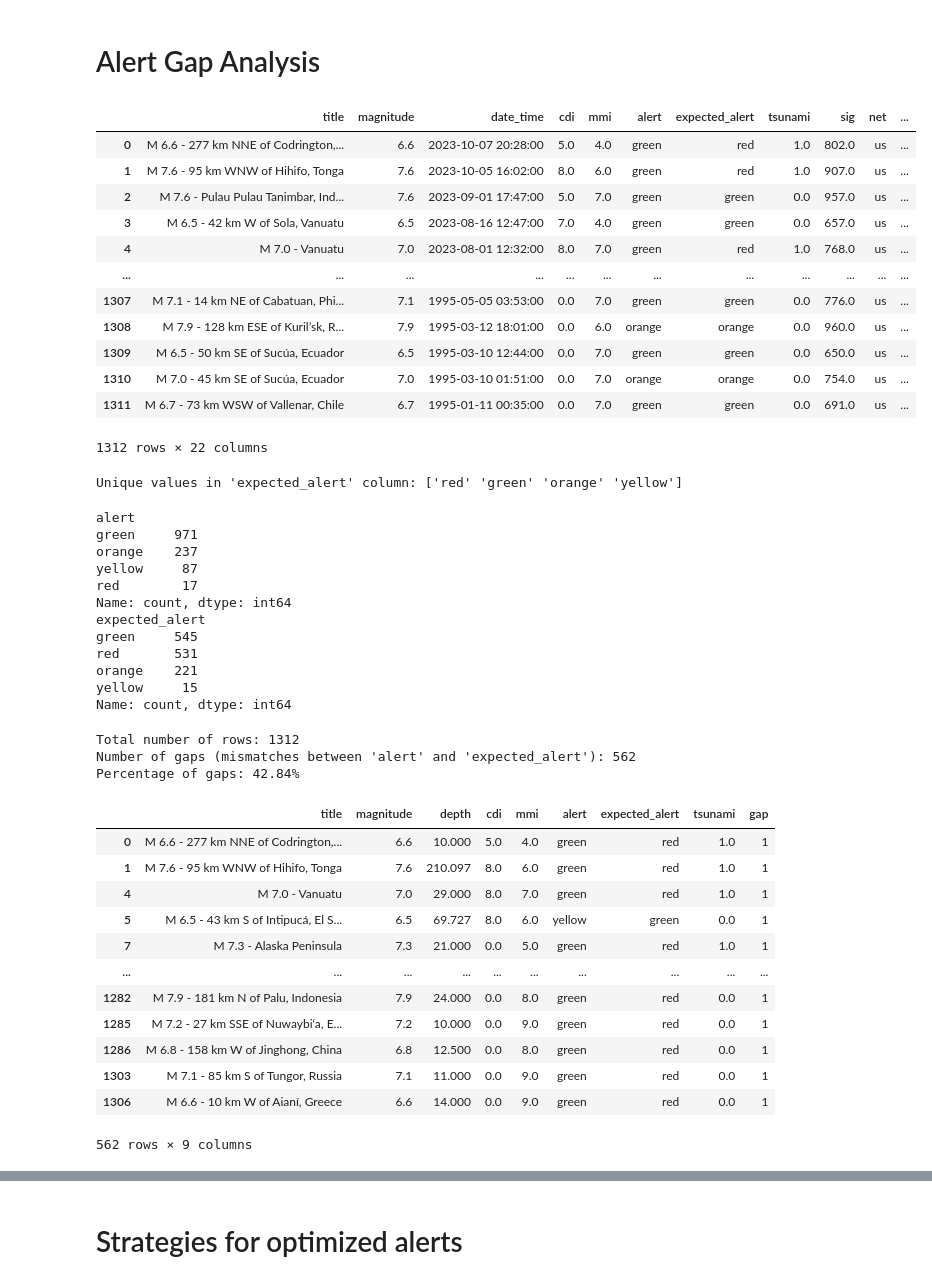
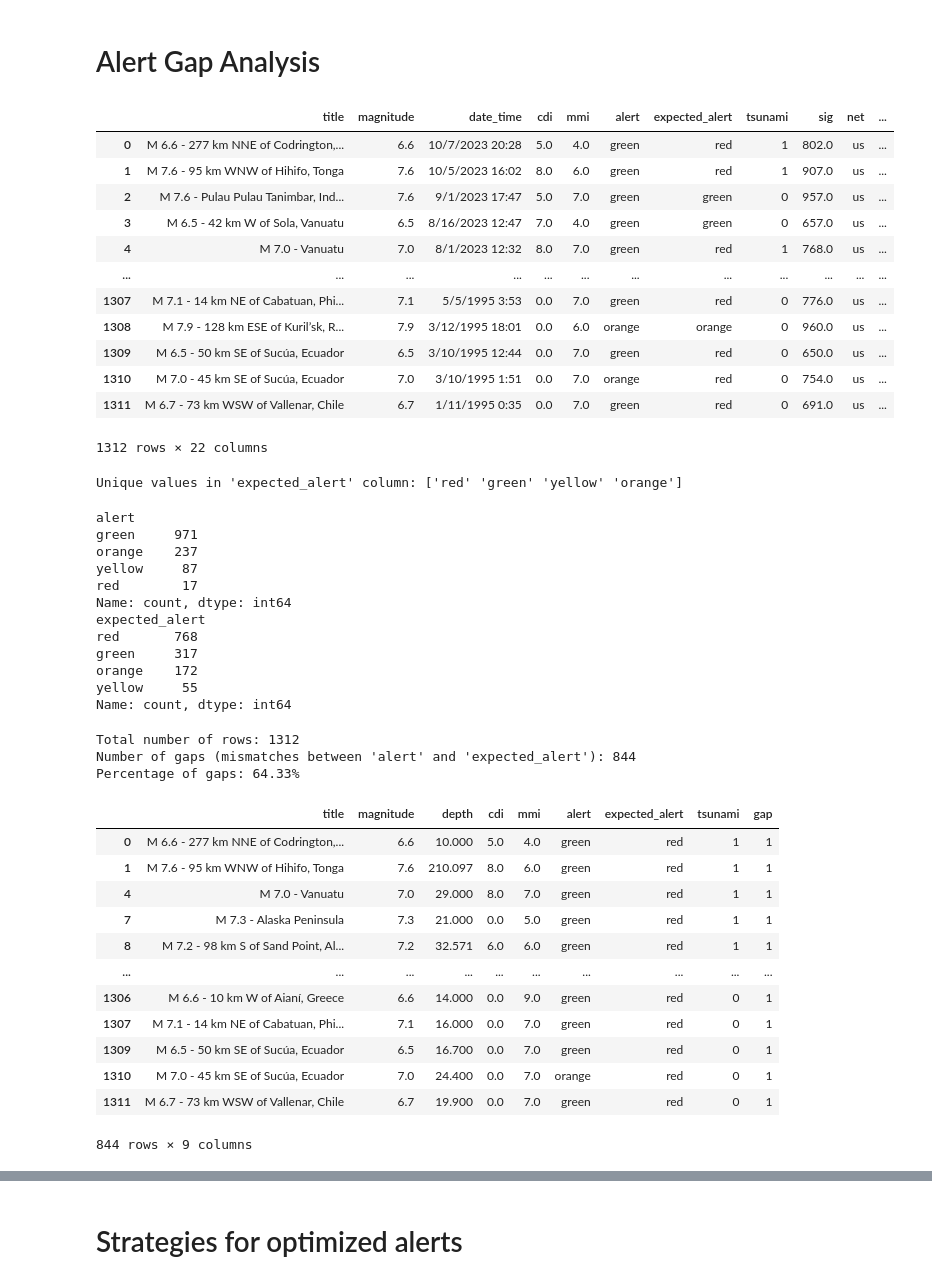
Before and after one commit to shivi13102/Earthquake_analysis, a Jupyter notebook: Alert_System_Evaluation.ipynb, the cells around one changed output, grey strips where cells are left out. Cells and saved outputs as stored; diff of their text form; code cells hidden in the pictures.

```diff
--- a/Alert_System_Evaluation.ipynb
+++ b/Alert_System_Evaluation.ipynb
@@ -51,42 +51,45 @@ Name: count, dtype: int64
 # %%
 # Function to get expected alert based on event characteristics
 def get_expected_alert(row):
     if row['tsunami'] == 1:
         return "red"
 
-    # Red alert
-    elif (row['magnitude'] >= 6.5 and row['depth'] < 30) and (row['cdi'] >= 7.5 or row['mmi'] >= 7.5):
+    # Red alert for magnitude >= 6.5 and depth < 30
+    elif row['magnitude'] >= 6.5 and row['depth'] < 30:
         return "red"
-    # Orange alert
-    elif (row['magnitude'] >= 5.5 and 20 <= row['depth'] < 50) and (6 <= row['cdi'] < 7.5 or 6 <= row['mmi'] < 7.5):
+
+    # Orange alert for magnitude >= 5.5 and depth between 20 and 50
+    elif row['magnitude'] >= 5.5 and 20 <= row['depth'] < 50:
         return "orange"
-    # Yellow alert
-    elif (row['magnitude'] >= 4.0 and 50 <= row['depth'] < 100) and (4 <= row['cdi'] < 6 or 3 <= row['mmi'] < 6):
+
+    # Yellow alert for magnitude >= 4.0 and depth between 50 and 100
+    elif row['magnitude'] >= 4.0 and 50 <= row['depth'] < 100:
         return "yellow"
-    # Green alert
+
+    # Green alert for everything else
     else:
         return "green"
 
 df['expected_alert'] = df.apply(get_expected_alert, axis=1)
 cols = list(df.columns)
 alert_index = cols.index('alert')
 cols.insert(alert_index + 1, cols.pop(cols.index('expected_alert')))
 df = df[cols]
 
 display(df)
 # %% [output]
 |  | title | magnitude | date_time | cdi | mmi | alert | expected_alert | tsunami | sig | net | ... |
-| 0 | M 6.6 - 277 km NNE of Codrington,... | 6.6 | 2023-10-07 20:28:00 | 5.0 | 4.0 | green | red | 1.0 | 802.0 | us | ... |
-| 1 | M 7.6 - 95 km WNW of Hihifo, Tonga | 7.6 | 2023-10-05 16:02:00 | 8.0 | 6.0 | green | red | 1.0 | 907.0 | us | ... |
-| 2 | M 7.6 - Pulau Pulau Tanimbar, Ind... | 7.6 | 2023-09-01 17:47:00 | 5.0 | 7.0 | green | green | 0.0 | 957.0 | us | ... |
-| 3 | M 6.5 - 42 km W of Sola, Vanuatu | 6.5 | 2023-08-16 12:47:00 | 7.0 | 4.0 | green | green | 0.0 | 657.0 | us | ... |
-| 4 | M 7.0 - Vanuatu | 7.0 | 2023-08-01 12:32:00 | 8.0 | 7.0 | green | red | 1.0 | 768.0 | us | ... |
+| 0 | M 6.6 - 277 km NNE of Codrington,... | 6.6 | 10/7/2023 20:28 | 5.0 | 4.0 | green | red | 1 | 802.0 | us | ... |
+| 1 | M 7.6 - 95 km WNW of Hihifo, Tonga | 7.6 | 10/5/2023 16:02 | 8.0 | 6.0 | green | red | 1 | 907.0 | us | ... |
+| 2 | M 7.6 - Pulau Pulau Tanimbar, Ind... | 7.6 | 9/1/2023 17:47 | 5.0 | 7.0 | green | green | 0 | 957.0 | us | ... |
+| 3 | M 6.5 - 42 km W of Sola, Vanuatu | 6.5 | 8/16/2023 12:47 | 7.0 | 4.0 | green | green | 0 | 657.0 | us | ... |
+| 4 | M 7.0 - Vanuatu | 7.0 | 8/1/2023 12:32 | 8.0 | 7.0 | green | red | 1 | 768.0 | us | ... |
 | ... | ... | ... | ... | ... | ... | ... | ... | ... | ... | ... | ... |
-| 1307 | M 7.1 - 14 km NE of Cabatuan, Phi... | 7.1 | 1995-05-05 03:53:00 | 0.0 | 7.0 | green | green | 0.0 | 776.0 | us | ... |
-| 1308 | M 7.9 - 128 km ESE of Kuril’sk, R... | 7.9 | 1995-03-12 18:01:00 | 0.0 | 6.0 | orange | orange | 0.0 | 960.0 | us | ... |
-| 1309 | M 6.5 - 50 km SE of Sucúa, Ecuador | 6.5 | 1995-03-10 12:44:00 | 0.0 | 7.0 | green | green | 0.0 | 650.0 | us | ... |
-| 1310 | M 7.0 - 45 km SE of Sucúa, Ecuador | 7.0 | 1995-03-10 01:51:00 | 0.0 | 7.0 | orange | orange | 0.0 | 754.0 | us | ... |
-| 1311 | M 6.7 - 73 km WSW of Vallenar, Chile | 6.7 | 1995-01-11 00:35:00 | 0.0 | 7.0 | green | green | 0.0 | 691.0 | us | ... |
+| 1307 | M 7.1 - 14 km NE of Cabatuan, Phi... | 7.1 | 5/5/1995 3:53 | 0.0 | 7.0 | green | red | 0 | 776.0 | us | ... |
+| 1308 | M 7.9 - 128 km ESE of Kuril’sk, R... | 7.9 | 3/12/1995 18:01 | 0.0 | 6.0 | orange | orange | 0 | 960.0 | us | ... |
+| 1309 | M 6.5 - 50 km SE of Sucúa, Ecuador | 6.5 | 3/10/1995 12:44 | 0.0 | 7.0 | green | red | 0 | 650.0 | us | ... |
+| 1310 | M 7.0 - 45 km SE of Sucúa, Ecuador | 7.0 | 3/10/1995 1:51 | 0.0 | 7.0 | orange | red | 0 | 754.0 | us | ... |
+| 1311 | M 6.7 - 73 km WSW of Vallenar, Chile | 6.7 | 1/11/1995 0:35 | 0.0 | 7.0 | green | red | 0 | 691.0 | us | ... |
 1312 rows × 22 columns
 # %%
 # Get unique values of the 'alert' column
@@ -95,7 +98,7 @@ unique_alerts = df['expected_alert'].unique()
 # Print the unique values
 print("Unique values in 'expected_alert' column:", unique_alerts)
 # %% [output]
-Unique values in 'expected_alert' column: ['red' 'green' 'orange' 'yellow']
+Unique values in 'expected_alert' column: ['red' 'green' 'yellow' 'orange']
 # %%
 alert_counts = df['alert'].value_counts()
 print(alert_counts)
@@ -110,10 +113,10 @@ yellow     87
 red        17
 Name: count, dtype: int64
 expected_alert
-green     545
-red       531
-orange    221
-yellow     15
+red       768
+green     317
+orange    172
+yellow     55
 Name: count, dtype: int64
 # %%
 def compute_gap(row):
@@ -140,18 +143,18 @@ gap_rows = df[df['gap'] == 1][['title', 'magnitude', 'depth', 'cdi','mmi', 'aler
 display(gap_rows)  # Displaying the first few rows with gaps
 # %% [output]
 Total number of rows: 1312
-Number of gaps (mismatches between 'alert' and 'expected_alert'): 562
-Percentage of gaps: 42.84%
+Number of gaps (mismatches between 'alert' and 'expected_alert'): 844
+Percentage of gaps: 64.33%
 |  | title | magnitude | depth | cdi | mmi | alert | expected_alert | tsunami | gap |
-| 0 | M 6.6 - 277 km NNE of Codrington,... | 6.6 | 10.000 | 5.0 | 4.0 | green | red | 1.0 | 1 |
-| 1 | M 7.6 - 95 km WNW of Hihifo, Tonga | 7.6 | 210.097 | 8.0 | 6.0 | green | red | 1.0 | 1 |
-| 4 | M 7.0 - Vanuatu | 7.0 | 29.000 | 8.0 | 7.0 | green | red | 1.0 | 1 |
-| 5 | M 6.5 - 43 km S of Intipucá, El S... | 6.5 | 69.727 | 8.0 | 6.0 | yellow | green | 0.0 | 1 |
-| 7 | M 7.3 - Alaska Peninsula | 7.3 | 21.000 | 0.0 | 5.0 | green | red | 1.0 | 1 |
+| 0 | M 6.6 - 277 km NNE of Codrington,... | 6.6 | 10.000 | 5.0 | 4.0 | green | red | 1 | 1 |
+| 1 | M 7.6 - 95 km WNW of Hihifo, Tonga | 7.6 | 210.097 | 8.0 | 6.0 | green | red | 1 | 1 |
+| 4 | M 7.0 - Vanuatu | 7.0 | 29.000 | 8.0 | 7.0 | green | red | 1 | 1 |
+| 7 | M 7.3 - Alaska Peninsula | 7.3 | 21.000 | 0.0 | 5.0 | green | red | 1 | 1 |
+| 8 | M 7.2 - 98 km S of Sand Point, Al... | 7.2 | 32.571 | 6.0 | 6.0 | green | red | 1 | 1 |
 | ... | ... | ... | ... | ... | ... | ... | ... | ... | ... |
-| 1282 | M 7.9 - 181 km N of Palu, Indonesia | 7.9 | 24.000 | 0.0 | 8.0 | green | red | 0.0 | 1 |
-| 1285 | M 7.2 - 27 km SSE of Nuwaybi‘a, E... | 7.2 | 10.000 | 0.0 | 9.0 | green | red | 0.0 | 1 |
-| 1286 | M 6.8 - 158 km W of Jinghong, China | 6.8 | 12.500 | 0.0 | 8.0 | green | red | 0.0 | 1 |
-| 1303 | M 7.1 - 85 km S of Tungor, Russia | 7.1 | 11.000 | 0.0 | 9.0 | green | red | 0.0 | 1 |
-| 1306 | M 6.6 - 10 km W of Aianí, Greece | 6.6 | 14.000 | 0.0 | 9.0 | green | red | 0.0 | 1 |
+| 1306 | M 6.6 - 10 km W of Aianí, Greece | 6.6 | 14.000 | 0.0 | 9.0 | green | red | 0 | 1 |
+| 1307 | M 7.1 - 14 km NE of Cabatuan, Phi... | 7.1 | 16.000 | 0.0 | 7.0 | green | red | 0 | 1 |
+| 1309 | M 6.5 - 50 km SE of Sucúa, Ecuador | 6.5 | 16.700 | 0.0 | 7.0 | green | red | 0 | 1 |
+| 1310 | M 7.0 - 45 km SE of Sucúa, Ecuador | 7.0 | 24.400 | 0.0 | 7.0 | orange | red | 0 | 1 |
+| 1311 | M 6.7 - 73 km WSW of Vallenar, Chile | 6.7 | 19.900 | 0.0 | 7.0 | green | red | 0 | 1 |
-562 rows × 9 columns
+844 rows × 9 columns
```
Also changed, not shown: parts of 13 cells of this notebook.
